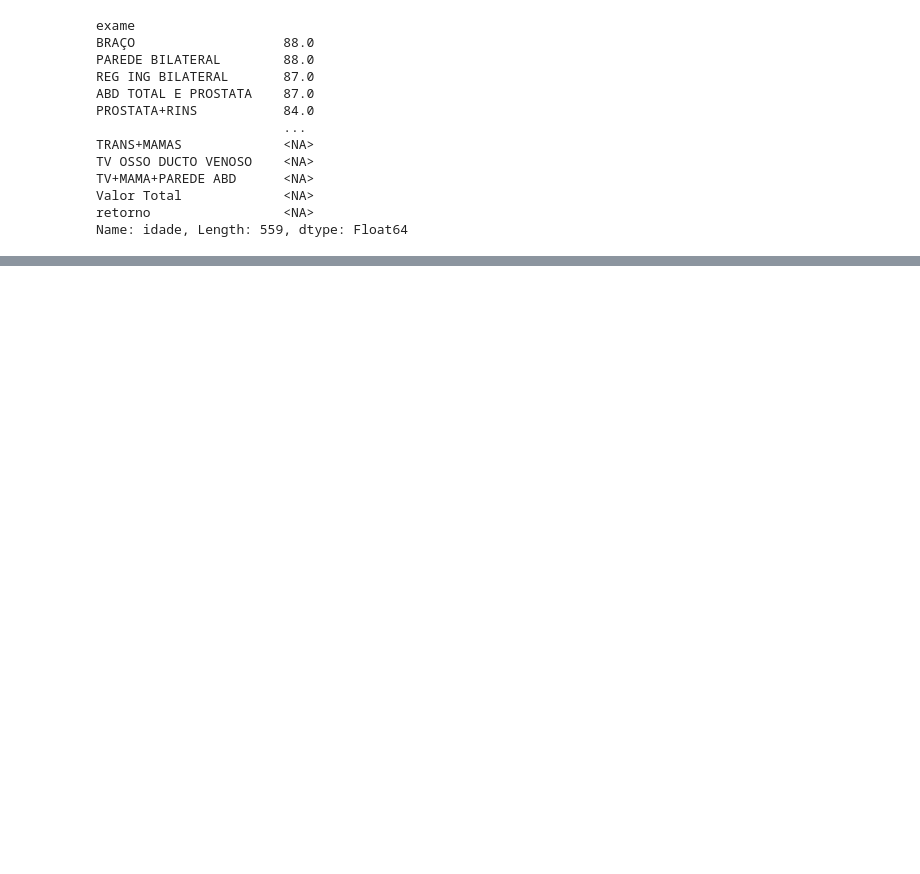
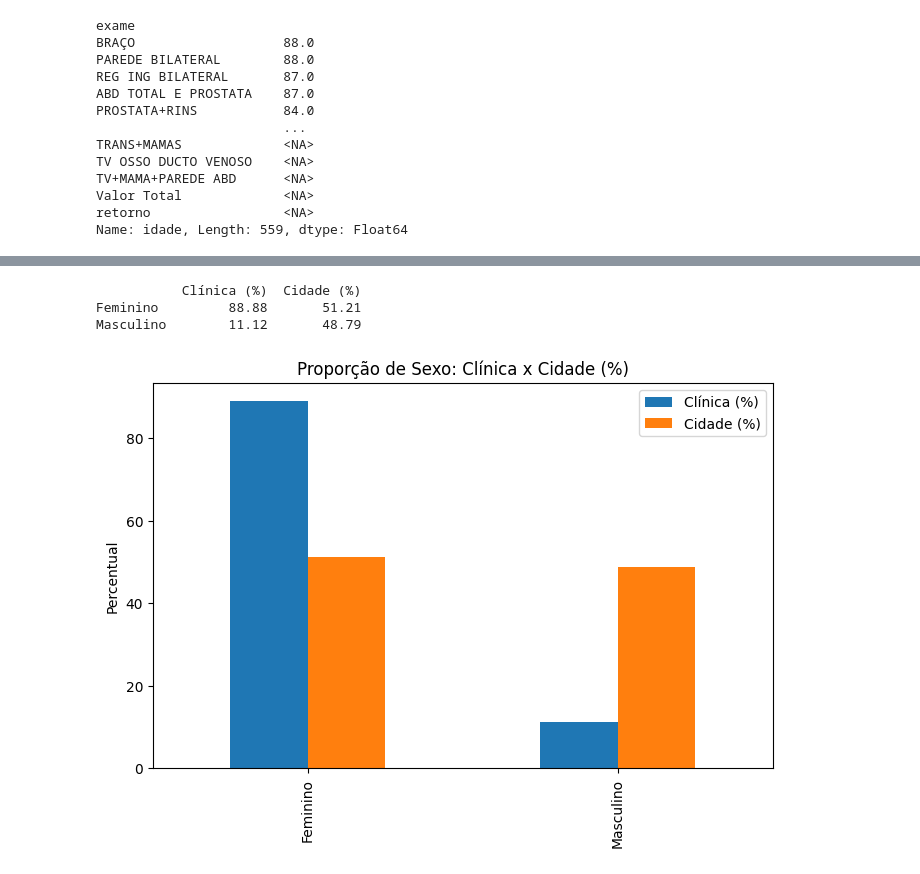
Before and after one commit to BarbaraFSM/analise_pacientes_ultra, a Jupyter notebook: analiseUltrassonografia.ipynb, the cells around one changed output, grey strips where cells are left out. Cells and saved outputs as stored; diff of their text form; code cells hidden in the pictures; blank space fills up the shorter version.

```diff
--- a/analiseUltrassonografia.ipynb
+++ b/analiseUltrassonografia.ipynb
@@ -324,0 +382,23 @@ plt.show()
+# %%
+pct_clinica = sexo_clinica / sexo_clinica.sum() * 100
+pct_cidade = sexo_cidade / pop_total * 100
+
+comparativo_pct = pd.DataFrame({
+    'Clínica (%)': pct_clinica.round(2),
+    'Cidade (%)': pct_cidade.round(2)
+})
+
+print(comparativo_pct)
+
+comparativo_pct.plot(
+    kind='bar',
+    figsize=(8,5),
+    title='Proporção de Sexo: Clínica x Cidade (%)'
+)
+plt.ylabel("Percentual")
+plt.show()
+# %% [output]
+           Clínica (%)  Cidade (%)
+Feminino         88.88       51.21
+Masculino        11.12       48.79
+[figure, added]
```
Also changed, not shown: parts of 23 cells of this notebook.
